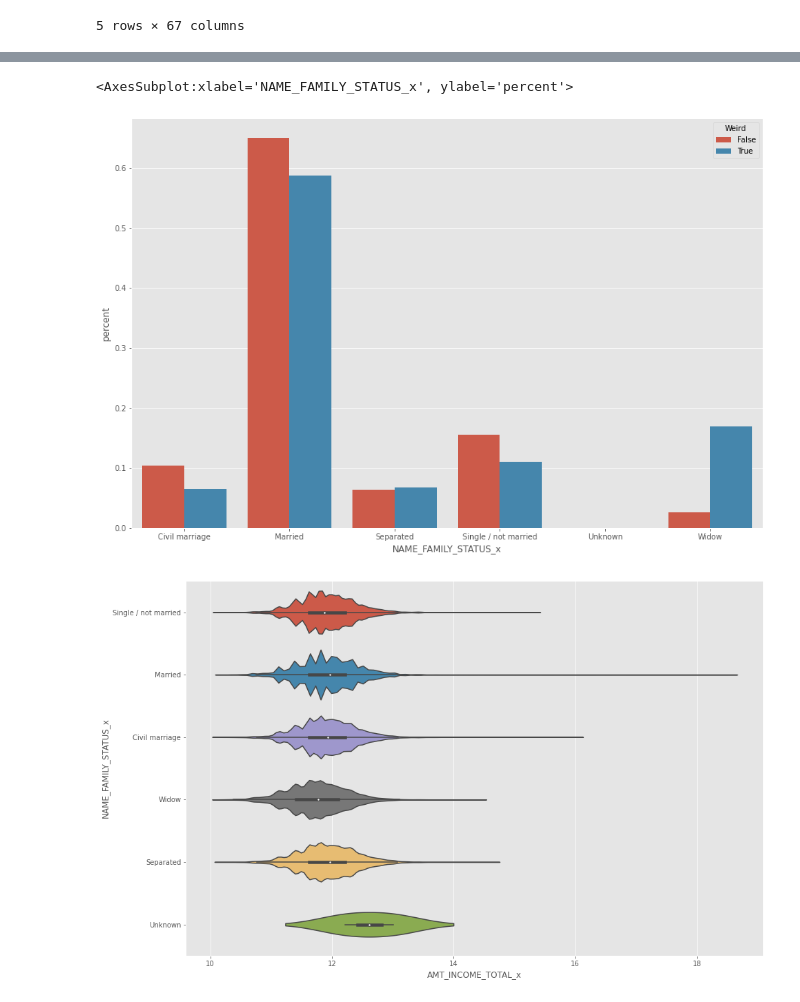
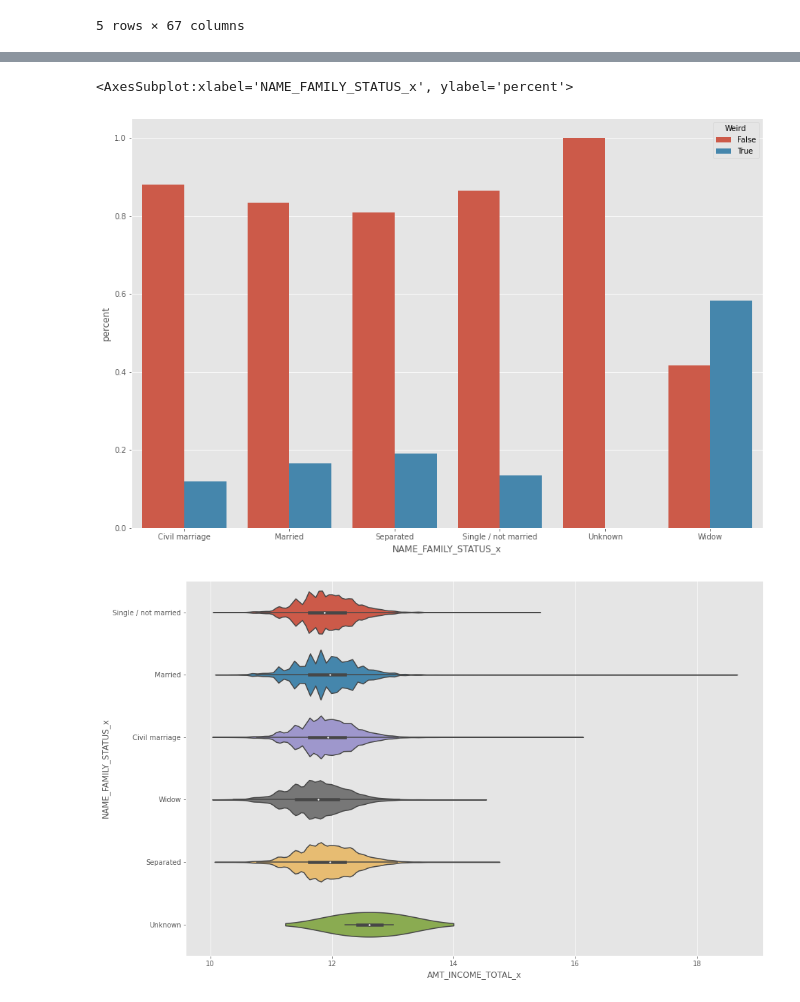
Before and after one commit to Antonio-Avila/Home-Credit-Default, a Jupyter notebook: Current_Apps_EDA.ipynb, the cells around one changed output, grey strips where cells are left out. Cells and saved outputs as stored; diff of their text form; code cells hidden in the pictures.

Commit message:
moving on from weirds

```diff
--- a/Current_Apps_EDA.ipynb
+++ b/Current_Apps_EDA.ipynb
@@ -252,12 +261,12 @@ weird_ones.head()
 # %%
 weird_married = df.groupby(["NAME_FAMILY_STATUS_x", "Weird"]).NAME_FAMILY_STATUS_x.agg(total = "count").reset_index()
-weird_married["percent"] = weird_married.groupby("Weird").total.apply(lambda x: x/x.sum())
+weird_married["percent"] = weird_married.groupby("NAME_FAMILY_STATUS_x").total.apply(lambda x: x/x.sum())
 weird_married
 
 sns.barplot(data = weird_married, x = "NAME_FAMILY_STATUS_x", y = "percent", hue = "Weird")
 # %% [output]
 <AxesSubplot:xlabel='NAME_FAMILY_STATUS_x', ylabel='percent'>
-[figure, old version]
+[figure, new version]
 # %%
 sns.violinplot(x = np.log(df.AMT_INCOME_TOTAL_x), y = df.NAME_FAMILY_STATUS_x)
 plt.show()
```
Also changed, not shown: parts of 9 cells of this notebook.
